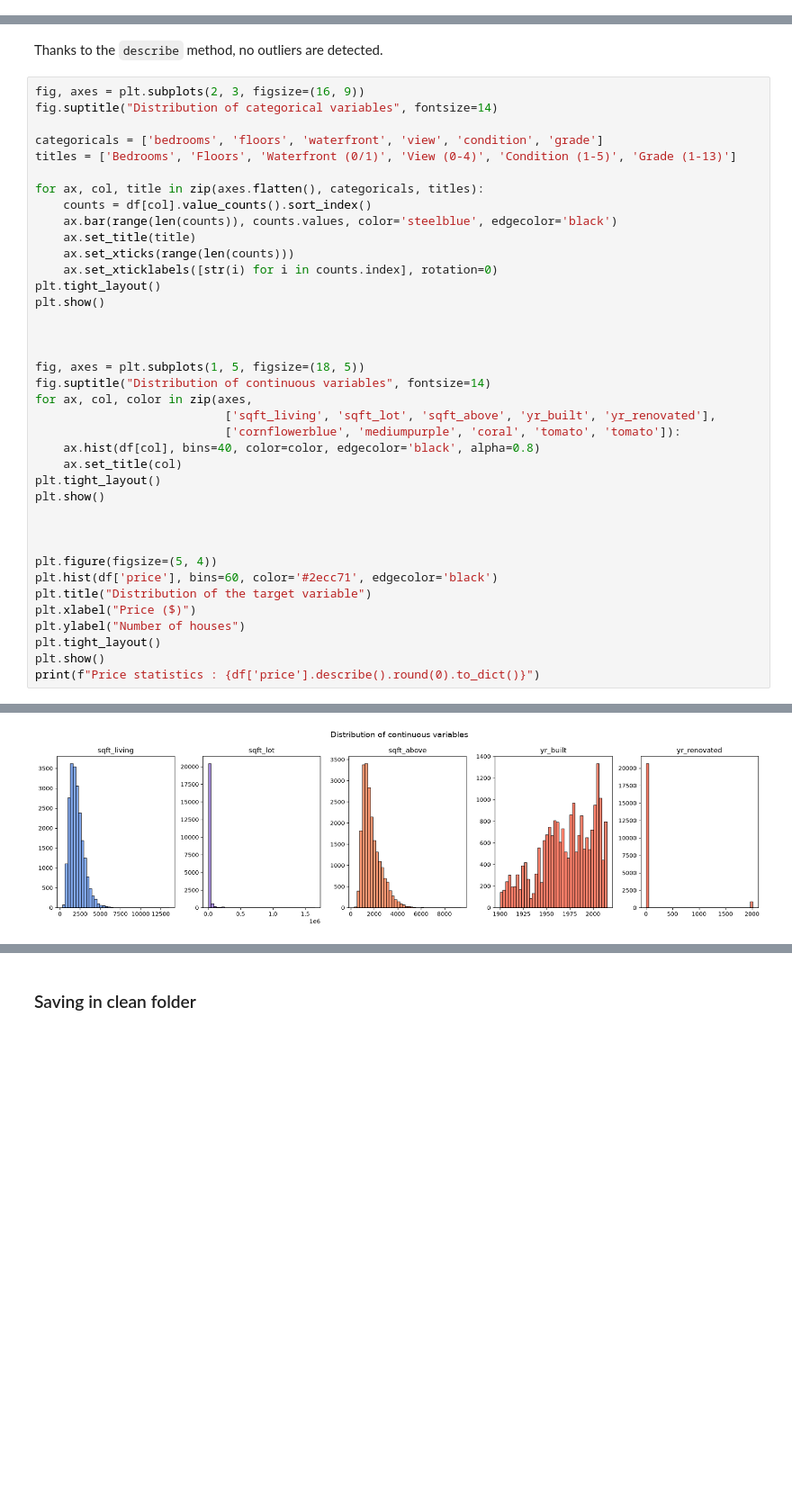
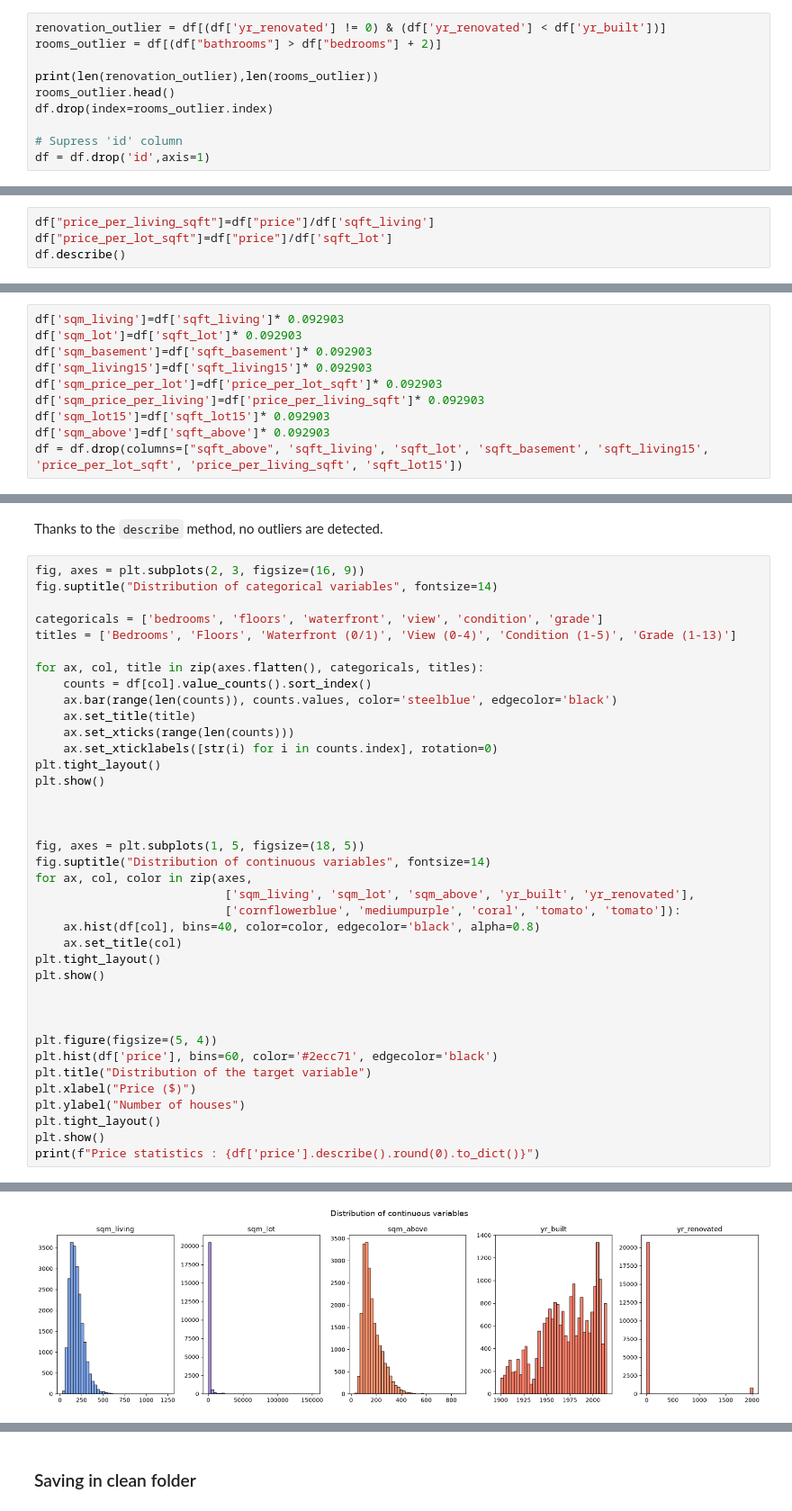
Before and after one commit to axel-achart/apartment-hunter, a Jupyter notebook: notebook.ipynb, the cells around one changed output, grey strips where cells are left out. Shown at 90% size. Drawn from its saved outputs; the diff is of its cells as text; blank space fills up the shorter version.

```diff
--- a/notebook.ipynb
+++ b/notebook.ipynb
@@ -50,3 +50,13 @@ waterfront       0
 [5 rows x 21 columns]
 # %% [markdown]
 ### Standardization columns (names and types)
+# %%
+renovation_outlier = df[(df['yr_renovated'] != 0) & (df['yr_renovated'] < df['yr_built'])]
+rooms_outlier = df[(df["bathrooms"] > df["bedrooms"] + 2)]
+
+print(len(renovation_outlier),len(rooms_outlier))
+rooms_outlier.head()
+df.drop(index=rooms_outlier.index)
+
+# Supress 'id' column
+df = df.drop('id',axis=1)
@@ -66,0 +69,4 @@ df[df.duplicated()]
+# %%
+df["price_per_living_sqft"]=df["price"]/df['sqft_living']
+df["price_per_lot_sqft"]=df["price"]/df['sqft_lot']
+df.describe()
@@ -67,3 +84,13 @@ df[df.duplicated()]
+# %%
+df['sqm_living']=df['sqft_living']* 0.092903
+df['sqm_lot']=df['sqft_lot']* 0.092903
+df['sqm_basement']=df['sqft_basement']* 0.092903
+df['sqm_living15']=df['sqft_living15']* 0.092903
+df['sqm_price_per_lot']=df['price_per_lot_sqft']* 0.092903
+df['sqm_price_per_living']=df['price_per_living_sqft']* 0.092903
+df['sqm_lot15']=df['sqft_lot15']* 0.092903
+df['sqm_above']=df['sqft_above']* 0.092903
+df = df.drop(columns=["sqft_above", 'sqft_living', 'sqft_lot', 'sqft_basement', 'sqft_living15', 'price_per_lot_sqft', 'price_per_living_sqft', 'sqft_lot15'])
 # %% [markdown]
 ### Data distribution for visualizing potential outliers
 # %%
@@ -99,35 +120,35 @@ for ax, col, title in zip(axes.flatten(), categoricals, titles):
     ax.bar(range(len(counts)), counts.values, color='steelblue', edgecolor='black')
     ax.set_title(title)
     ax.set_xticks(range(len(counts)))
     ax.set_xticklabels([str(i) for i in counts.index], rotation=0)
 plt.tight_layout()
 plt.show()
 
 
 
 fig, axes = plt.subplots(1, 5, figsize=(18, 5))
 fig.suptitle("Distribution of continuous variables", fontsize=14)
 for ax, col, color in zip(axes,
-                           ['sqft_living', 'sqft_lot', 'sqft_above', 'yr_built', 'yr_renovated'],
+                           ['sqm_living', 'sqm_lot', 'sqm_above', 'yr_built', 'yr_renovated'],
                            ['cornflowerblue', 'mediumpurple', 'coral', 'tomato', 'tomato']):
     ax.hist(df[col], bins=40, color=color, edgecolor='black', alpha=0.8)
     ax.set_title(col)
 plt.tight_layout()
 plt.show()
 
 
 
 plt.figure(figsize=(5, 4))
 plt.hist(df['price'], bins=60, color='#2ecc71', edgecolor='black')
 plt.title("Distribution of the target variable")
 plt.xlabel("Price ($)")
 plt.ylabel("Number of houses")
 plt.tight_layout()
 plt.show()
 print(f"Price statistics : {df['price'].describe().round(0).to_dict()}")
 # %% [output]
 [figure]
-[figure, old version]
+[figure, new version]
 [figure]
 Price statistics : {'count': 21613.0, 'mean': 540088.0, 'std': 367127.0, 'min': 75000.0, '25%': 321950.0, '50%': 450000.0, '75%': 645000.0, 'max': 7700000.0}
 # %%
```
Also changed, not shown: parts of 9 cells of this notebook, 1 other file.
